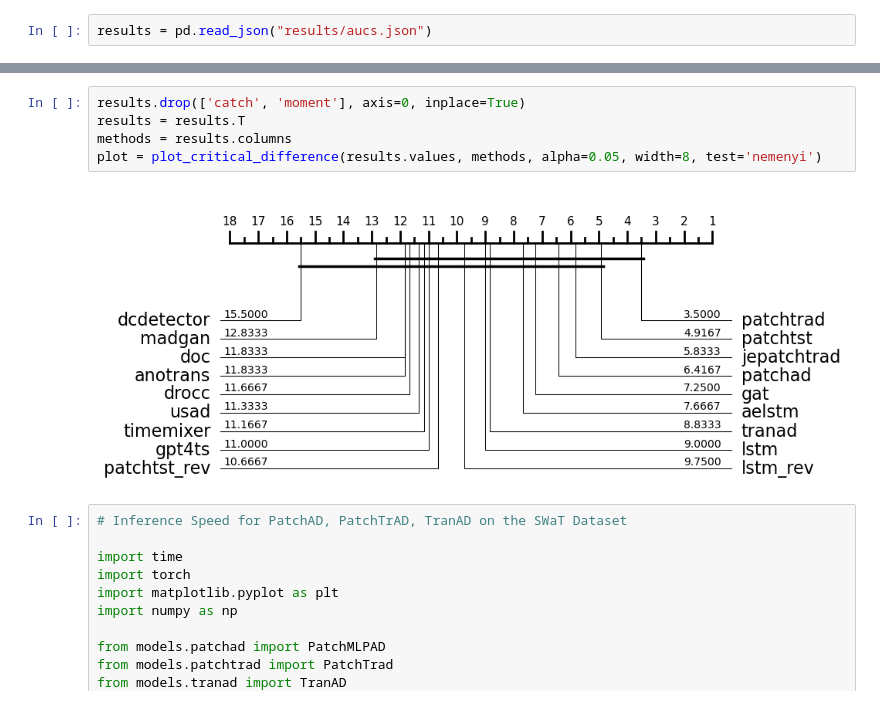
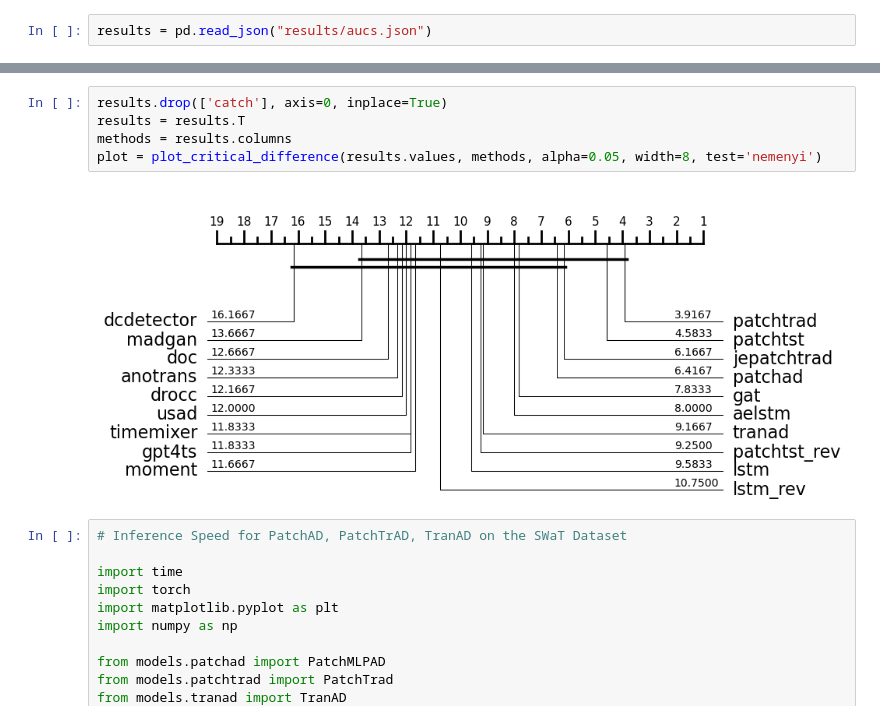
Before and after one commit to vilhess/DL4TSAD, a Jupyter notebook: visu.ipynb, the cells around one changed output, grey strips where cells are left out. Cells and saved outputs as stored; diff of their text form.

```diff
--- a/visu.ipynb
+++ b/visu.ipynb
@@ -27,11 +27,11 @@ results_show
 | catch | NaN | NaN | 0.678 | 0.238 | 0.530 | 0.894 | 0.585 |
 # %%
-results.drop(['catch', 'moment'], axis=0, inplace=True)
+results.drop(['catch'], axis=0, inplace=True)
 results = results.T
 methods = results.columns
 plot = plot_critical_difference(results.values, methods, alpha=0.05, width=8, test='nemenyi')
 # %% [output]
-[figure, old version]
+[figure, new version]
 # %%
 # Inference Speed for PatchAD, PatchTrAD, TranAD on the SWaT Dataset
 
```
Also changed, not shown: parts of 1 cell of this notebook, 8 other files.
